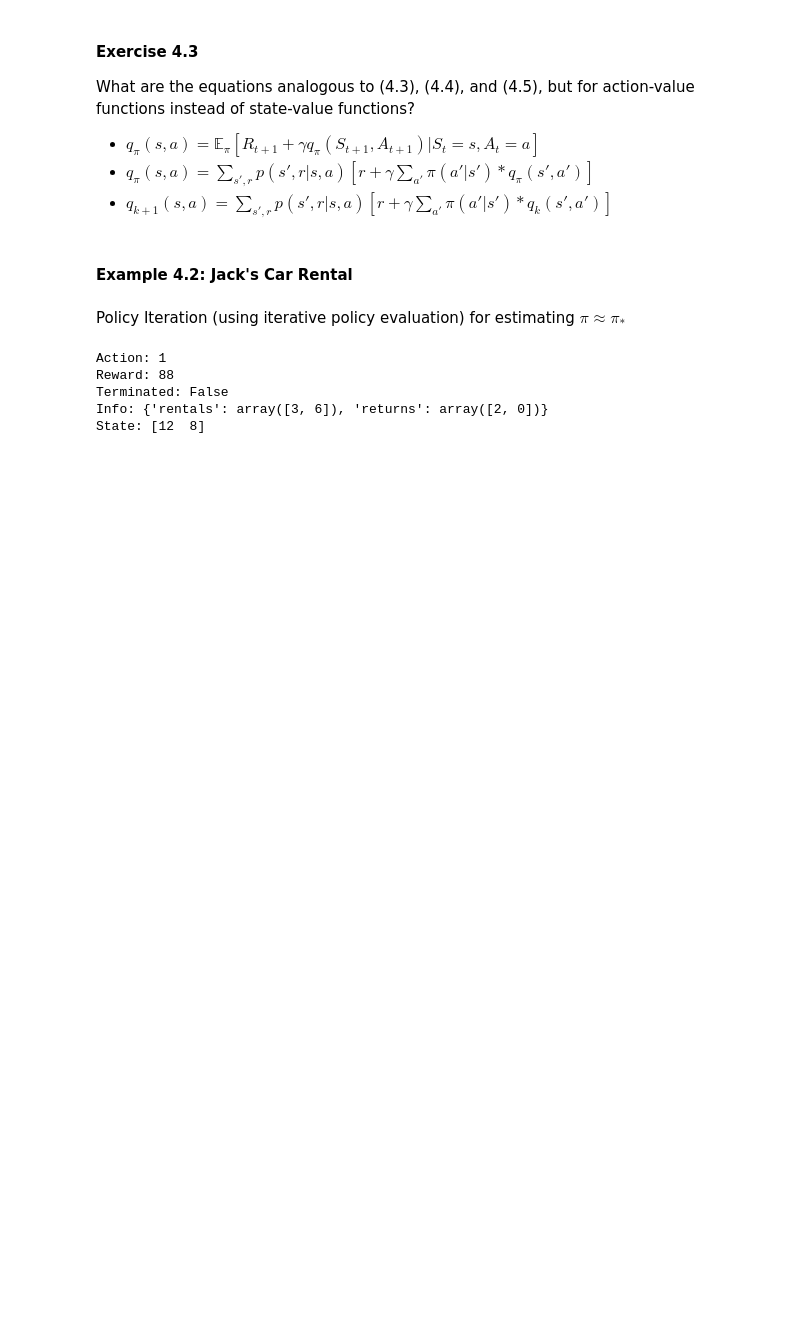
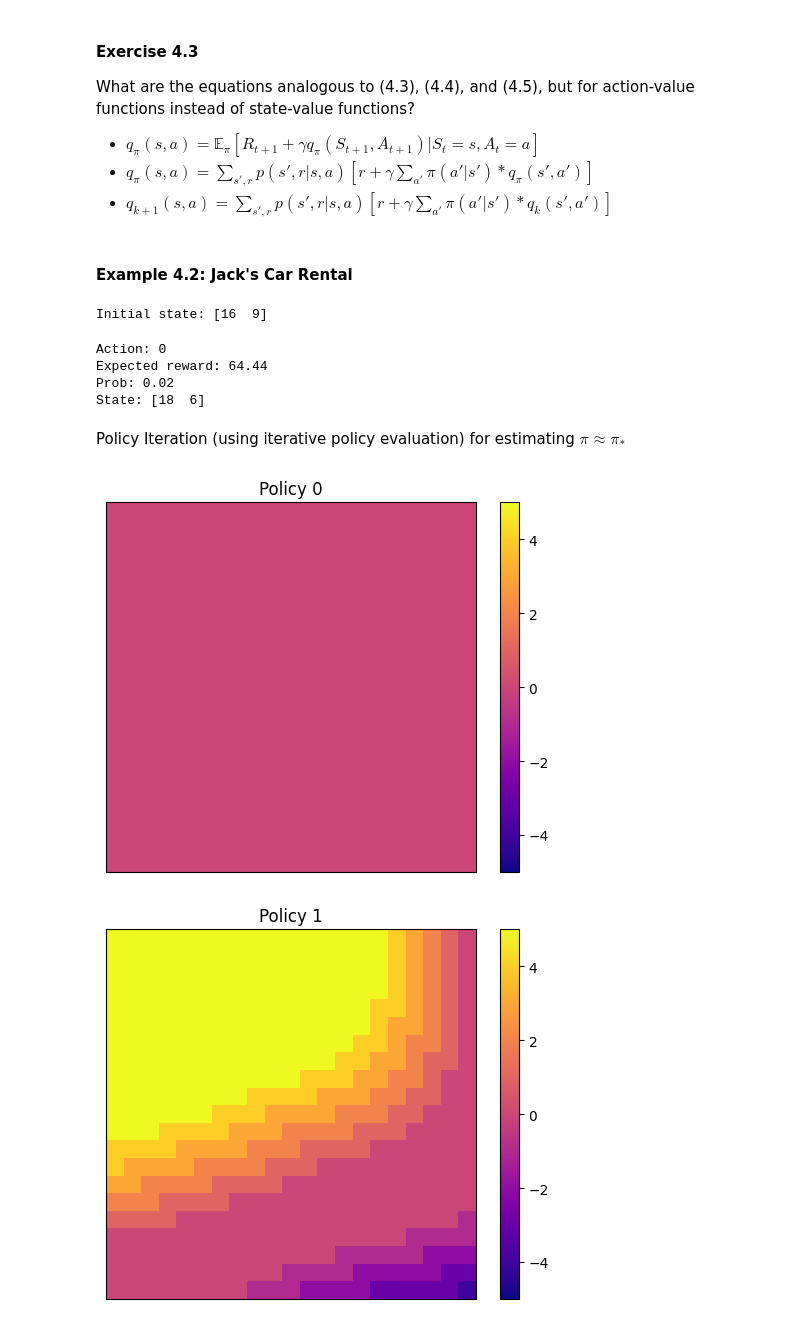
Before and after one commit to itsdaveba/rl-intro, a Jupyter notebook: chapter04/chapter04.ipynb, the cells around one changed output. Drawn from its saved outputs; the diff is of its cells as text; code cells hidden in the pictures; blank space fills up the shorter version.

Commit message:
car rental chapter 4

```diff
--- a/chapter04/chapter04.ipynb
+++ b/chapter04/chapter04.ipynb
@@ -75,13 +75,13 @@ V = np.zeros(num_states)
 while True:
     v = V.copy()
     V = b + gamma * C @ V
-    delta = max(abs(v - V))
+    delta = max(abs(V - v))
     if delta < theta:
         break
 
 V = V.reshape(nvec)
 plt.imshow(V, cmap="winter")
-for state in product(*[range(i) for i in env.unwrapped.shape]):
+for state in product(*[range(i) for i in V.shape]):
     plt.text(*state[::-1], f"{V[state]:.1f}", ha="center", va="center", color="white")
 plt.title("State-value function for the equiprobable random policy")
 plt.colorbar()
@@ -119,2 +153,20 @@ What are the equations analogous to (4.3), (4.4), and (4.5), but for action-valu
+# %%
+state, _ = env.reset(seed=seed)
+print("Initial state:", state)
+# %% [output]
+Initial state: [16  9]
+# %%
+action = np.random.choice(env.action_space.n, p=policy[tuple(state)].flatten())
+action -= env.action_space.n * (action // (-env.action_space.start + 1))
+state, reward, _, _, info = env.step(action)
+print("Action:", action)
+print(f"Expected reward: {reward:.2f}")
+print(f"Prob: {info['prob']:.2f}")
+print("State:", state)
+# %% [output]
+Action: 0
+Expected reward: 64.44
+Prob: 0.02
+State: [18  6]
 # %% [markdown]
 Policy Iteration (using iterative policy evaluation) for estimating $\pi \approx \pi_*$
@@ -134,42 +173,46 @@ print("Initial state:", state)
-# %%
-action = env.action_space.sample()
-state, reward, terminated, _, info = env.step(action)
-print("Action:", action)
-print("Reward:", reward)
-print("Terminated:", terminated)
-print("Info:", info)
-print("State:", state)
-# %% [output]
-Action: 1
-Reward: 88
-Terminated: False
-Info: {'rentals': array([3, 6]), 'returns': array([2, 0])}
-State: [12  8]
 # %%
+nvec = env.observation_space.nvec
+num_states = nvec.prod()
+transition_prob = env.unwrapped.prob.transpose(0, 1, 3, 4, 2)
+rewards = env.unwrapped.rewards.transpose(0, 1, 3, 4, 2)
+C_ = env.unwrapped.prob.reshape(*env.unwrapped.prob.shape[:-2], -1)
+b_ = (transition_prob * rewards).sum(axis=(2, 3))
+
 # Initialization
-gamma = 1.0
-policy = 0.25 * np.ones(tuple(env.observation_space.nvec) + (env.action_space.n,), dtype=np.float32)
+gamma = 0.9
+policy = np.zeros(tuple(env.observation_space.nvec) + (env.action_space.n,), dtype=np.float32)
+policy[:, :, 0] = 1.0
 V = np.zeros(num_states)
 theta = 0.001
+iteration = 0
 
 while True:
     # Policy Evaluation
     pol = np.expand_dims(policy, (2, 4))
     C = (transition_prob @ pol).reshape(num_states, num_states)
     b = ((transition_prob * rewards).sum(axis=(2, 3), keepdims=True) @ pol).reshape(num_states)
     while True:
         v = V.copy()
         V = b + gamma * C @ V
-        delta = max(abs(v - V))
+        delta = max(abs(V - v))
         if delta < theta:
             break
 
     # Policy Improvement
-    old_policy = policy.copy()
-    C = env.unwrapped.prob.reshape(*env.unwrapped.prob.shape[:-2], -1)
-    b = (env.unwrapped.prob * env.unwrapped.rewards).sum(axis=(3, 4))
-    A = b + gamma * C @ V
+    plot_policy(policy, title=f"Policy {iteration}")
+    old_deterministic = get_deterministic(policy)
+    A = b_ + gamma * C_ @ V
     argmax = A == np.max(A, axis=2, keepdims=True)
     policy = argmax / np.sum(argmax, axis=2, keepdims=True)
-    if not np.any(policy - old_policy):
+    deterministic = get_deterministic(policy)
+    if not np.any(deterministic - old_deterministic):
         break
+
+    iteration += 1
+
+V = V.reshape(nvec)
+plot_policy(policy, title="Optimal policy")
+plot_value(V, title="State-value function for the optimal policy")
+# %% [output]
+[figure, added]
+[figure, added]
```
Also changed, not shown: parts of 12 cells of this notebook, 1 other file.
